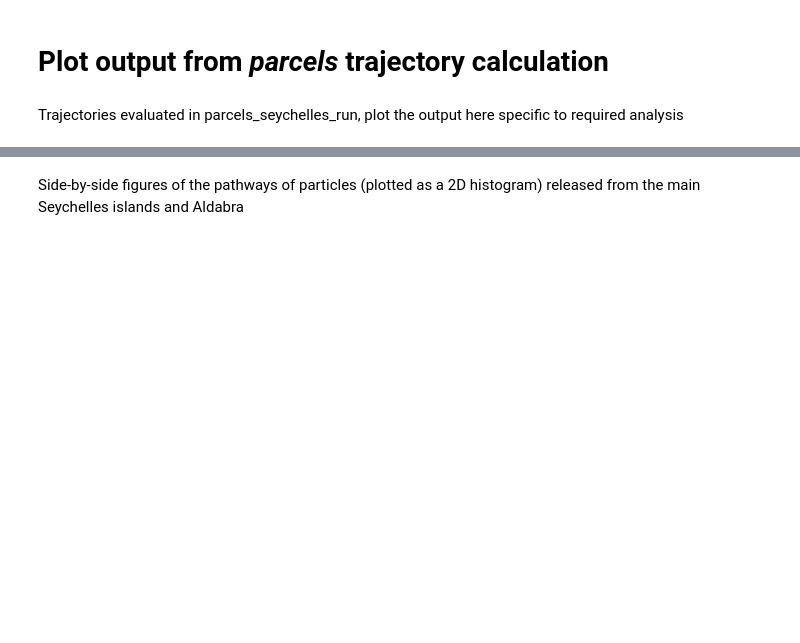
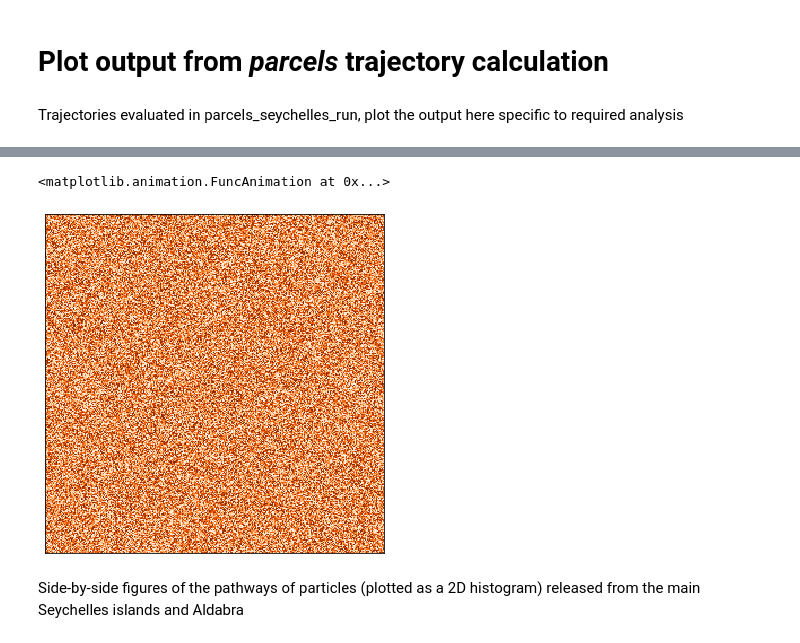
Before and after one commit to gmacgilchrist/parcels, a Jupyter notebook: parcels_seychelles/parcels_seychelles_draw.ipynb, the cells around one changed output, grey strips where cells are left out. Cells and saved outputs as stored; diff of their text form; code cells hidden in the pictures; blank space fills up the shorter version.

```diff
--- a/parcels_seychelles/parcels_seychelles_draw.ipynb
+++ b/parcels_seychelles/parcels_seychelles_draw.ipynb
@@ -24,3 +48,37 @@ dend_ald=ds_ald.sel(obs=datetime(2016,1,30,0),method='nearest')
+# %%
+dpi = 100
+
+def ani_frame():
+    fig = plt.figure()
+    ax = fig.add_subplot(111)
+    ax.set_aspect('equal')
+    ax.get_xaxis().set_visible(False)
+    ax.get_yaxis().set_visible(False)
+
+    im = ax.imshow(np.random.rand(300,300),cmap='Oranges',interpolation='nearest')
+    im.set_clim([0,1])
+    fig.set_size_inches([5,5])
+
+
+    tight_layout()
+
+
+    def update_img(n):
+        tmp = np.random.rand(300,300)
+        im.set_data(tmp)
+        return im
+
+    #legend(loc=0)
+    ani = animation.FuncAnimation(fig,update_img,200,interval=100)
+    writer = animation.writers['ffmpeg'](fps=30)
+
+    #ani.save('demo.mp4',writer=writer,dpi=dpi)
+    return ani
+# %%
+ani_frame()
+# %% [output]
+<matplotlib.animation.FuncAnimation at 0x...>
+[figure, added]
 # %% [markdown]
 Side-by-side figures of the pathways of particles (plotted as a 2D histogram) released from the main Seychelles islands and Aldabra
 # %%
```
Also changed, not shown: parts of 7 cells of this notebook, 1 other file.
